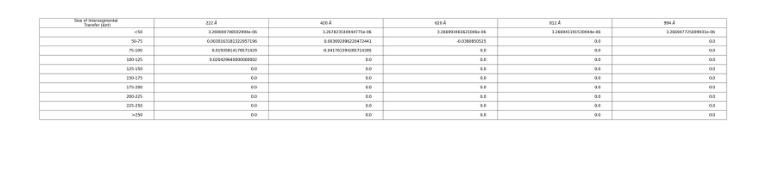
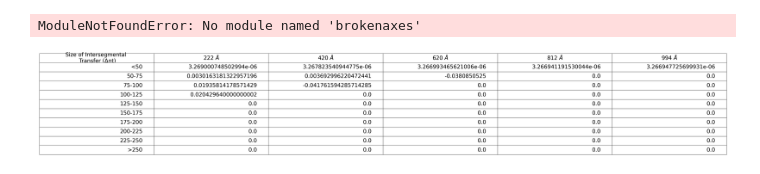
Before and after one commit to gargibiswas92/PROJECT.SSDNA.RES, a Jupyter notebook: INT.TRANSFERS/Time_step_final.ipynb, the cells around one changed output. Drawn from its saved outputs; the diff is of its cells as text; code cells hidden in the pictures.

```diff
--- a/INT.TRANSFERS/Time_step_final.ipynb
+++ b/INT.TRANSFERS/Time_step_final.ipynb
@@ -188,34 +386,61 @@ time4_ind = np.array_split(time4, x4)
 
 jump5_ind = np.array_split(jump5, x5)
 time5_ind = np.array_split(time5, x5)
+# %%
+import matplotlib.pyplot as plt
+from brokenaxes import brokenaxes
+
+fig, (ax1, ax2, ax3, ax4, ax5) = plt.subplots(nrows=1, ncols=5, figsize=(20,5))
+
+# Create broken axes objects for ax1 and ax2
+bax1 = brokenaxes(xlims=((0, 0.00005), (0.002, 1)), hspace=0.05, despine=False, ax=ax1)
+bax2 = brokenaxes(xlims=((0.005, 0.05), (0.7, 1)), hspace=0.05, despine=False, ax=ax2)
+
+# Plot the bar charts
+bax1.bar(title, n1, label='222')
+bax2.bar(title, n2, label='420')
+ax3.bar(title, n3, label='620')
+ax4.bar(title, n4, label='812')
+ax5.bar(title, n5, label='994')
+
+# Add legends
+bax1.legend(loc='upper left', bbox_to_anchor=(0.95, 1.05))
+bax2.legend(loc='upper left', bbox_to_anchor=(0.95, 1.05))
+ax3.legend(loc='upper left', bbox_to_anchor=(0.95, 1.05))
+ax4.legend(loc='upper left', bbox_to_anchor=(0.95, 1.05))
+ax5.legend(loc='upper left', bbox_to_anchor=(0.95, 1.05))
+
+plt.show()
+# %% [output]
+ModuleNotFoundError: No module named 'brokenaxes'
 # %%
 import pandas as pd
 n1 = time_step_calc(x1, jump1_ind, time1_ind)
 n2 = time_step_calc(x2, jump2_ind, time2_ind)
 n3 = time_step_calc(x3, jump3_ind, time3_ind)
 n4 = time_step_calc(x4, jump4_ind, time4_ind)
 n5 = time_step_calc(x5, jump5_ind, time5_ind)
 
 list1 = list(n1)
 list2 = list(n2)
 list3 = list(n3)
 list4 = list(n4)
 list5 = list(n5)
 
 title = ['<50', '50-75', '75-100', '100-125', '125-150', '150-175', '175-200', '200-225', '225-250', '>250']
 
 data1 = {'Size of Intersegmental \n Transfer (Δnt)': title, '222 $\AA$': list1, '420 $\AA$': list2, '620 $\AA$': list3, '812 $\AA$': list4,'994 $\AA$': list5}
 
 data = pd.DataFrame(data1)
 
 fig, ax = plt.subplots()
 
 table = ax.table(cellText=data.values, colLabels=data.columns, loc='center')
 
 table.auto_set_font_size(False)
-table.set_fontsize(20)
+table.set_fontsize(28)
 table.scale(10, 4)
 ax.axis('off')
 fig.savefig('table_00.png', dpi= 300, bbox_inches='tight')
 # %% [output]
-[figure, old version]
+[figure, new version]
```
Also changed, not shown: parts of 7 cells of this notebook, 2 other files.
